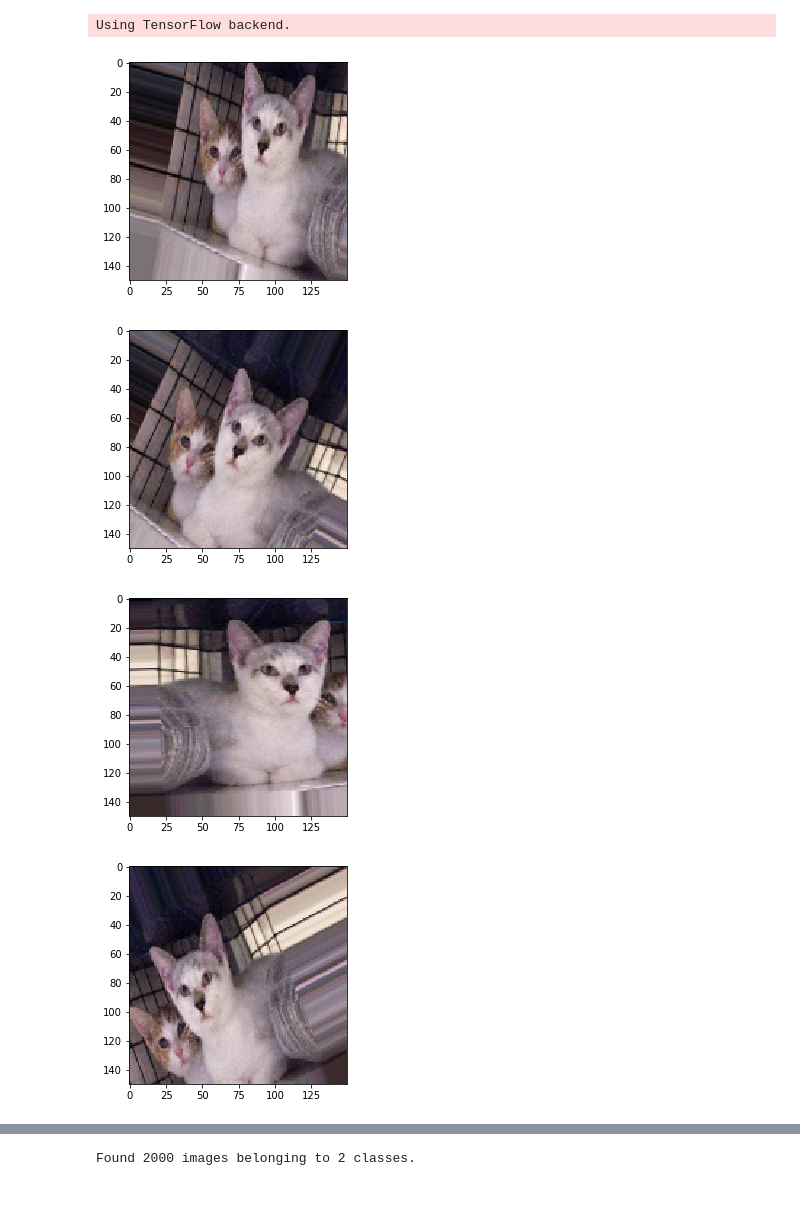
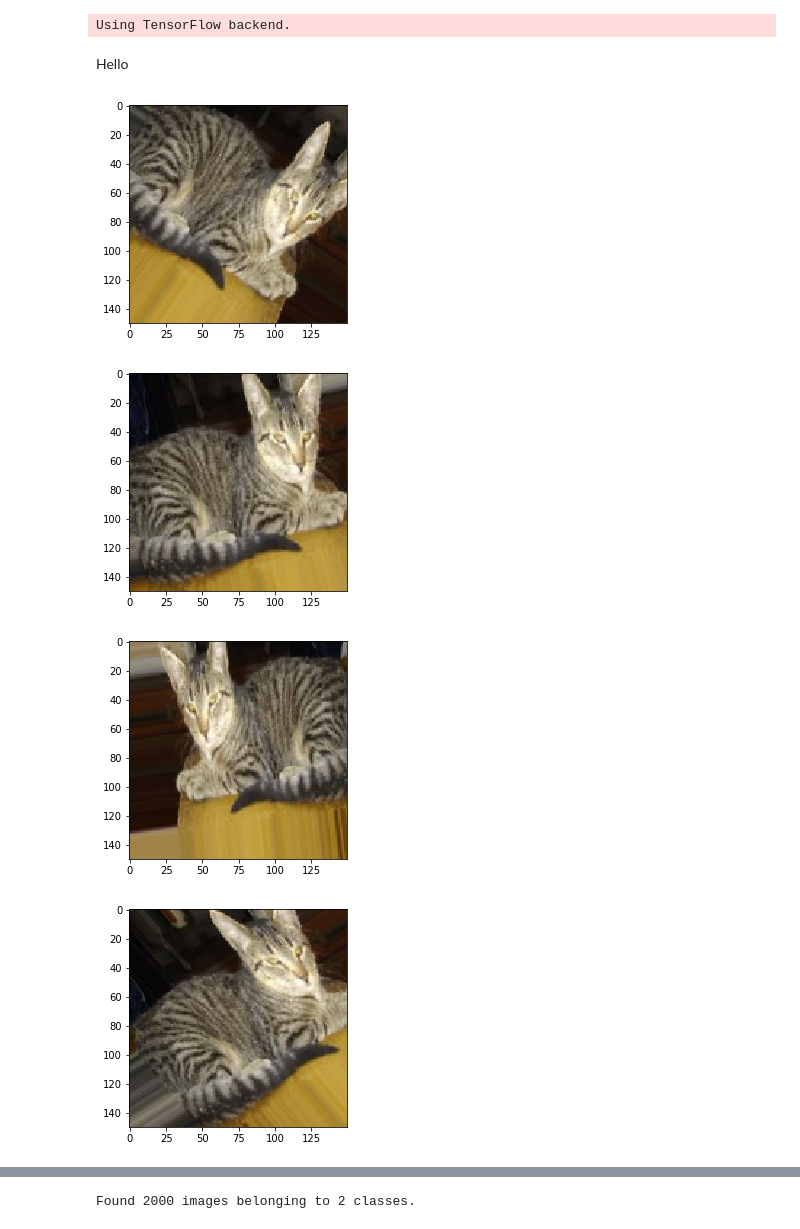
Before and after one commit to MinhBoll/csc767, a Jupyter notebook: cats&dogs.ipynb, the cells around one changed output, grey strips where cells are left out. Drawn from its saved outputs; the diff is of its cells as text; code cells hidden in the pictures; blank space fills up the shorter version.

Commit message:
Submit new cats & dogs project

```diff
--- a/cats&dogs.ipynb
+++ b/cats&dogs.ipynb
@@ -9,9 +10,12 @@ import os, shutil
 # %% [output]
 Using TensorFlow backend.
+# %% [markdown]
+Hello
 # %%
-train_dir = '/home/minhdoan/Documents/Neural-Network/Projects/dataset/project2/cat-and-dog-small/train'
-validation_dir = '/home/minhdoan/Documents/Neural-Network/Projects/dataset/project2/cat-and-dog-small/validation'
-train_cats_dir = '/home/minhdoan/Documents/Neural-Network/Projects/dataset/project2/cat-and-dog-small/train/cats'
+train_dir = 'dataset/project2/cat-and-dog-small/train'
+validation_dir = 'dataset/project2/cat-and-dog-small/validation'
+train_cats_dir = 'dataset/project2/cat-and-dog-small/train/cats'
+train_dogs_dir = 'dataset/project2/cat-and-dog-small/train/dogs'
 # %%
 datagen = ImageDataGenerator(rotation_range=40,
                             width_shift_range=0.2,
@@ -23,19 +29,21 @@ datagen = ImageDataGenerator(rotation_range=40,
 # %%
 fnames = [os.path.join(train_cats_dir, fname) for fname in os.listdir(train_cats_dir)]
-img_path = fnames[3]
-img = image.load_img(img_path, target_size=(150, 150))
-x = image.img_to_array(img)
-x = x.reshape((1,) + x.shape)
-i = 0
-for batch in datagen.flow(x, batch_size=1):
-    plt.figure(i)
-    imgplot = plt.imshow(image.array_to_img(batch[0]))
-    i += 1
-    if i % 4 == 0:
-        break
-plt.show()
+rand_nbr = np.random.randint(low=1, high=100, size=2)
+for i in range(len(rand_nbr)):
+    img_path = fnames[i]
+    img = image.load_img(img_path, target_size=(150, 150))
+    x = image.img_to_array(img)
+    x = x.reshape((1,) + x.shape)
+    i = 0
+    for batch in datagen.flow(x, batch_size=1):
+        plt.figure(i)
+        imgplot = plt.imshow(image.array_to_img(batch[0]))
+        i += 1
+        if i % 4 == 0:
+            break
+    plt.show()
 # %% [output]
-[figure, old version]
+[figure, new version]
-[figure, old version]
+[figure, new version]
-[figure, old version]
+[figure, new version]
-[figure, old version]
+[figure, new version]
```
Also changed, not shown: parts of 60 cells of this notebook.
